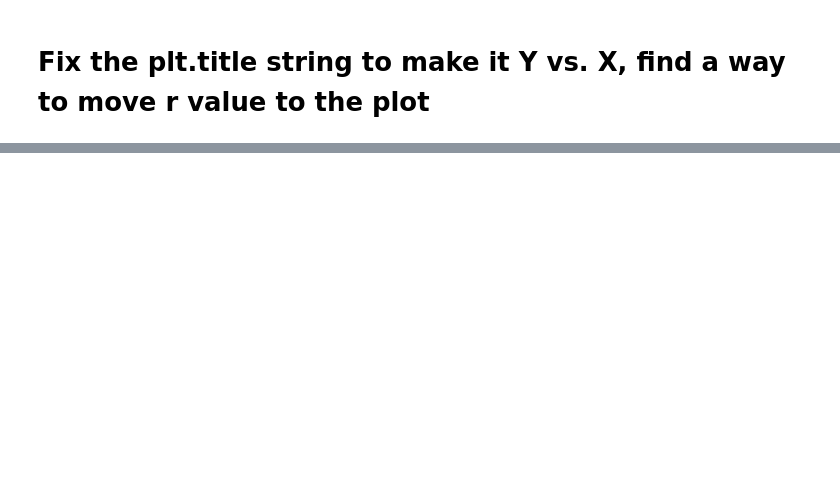
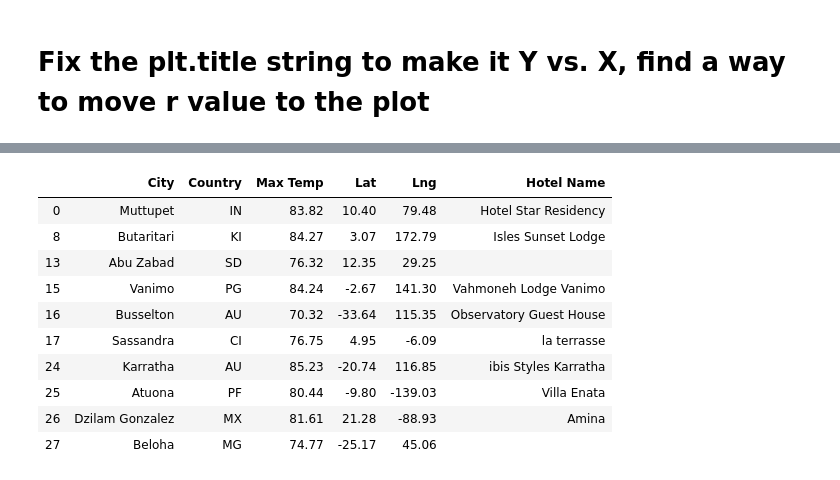
Before and after one commit to prentiss04/World_Wide_Weather_pdouglass, a Jupyter notebook: WeatherPy.ipynb, the cells around one changed output, grey strips where cells are left out. Drawn from its saved outputs; the diff is of its cells as text; code cells hidden in the pictures; blank space fills up the shorter version.

```diff
--- a/WeatherPy.ipynb
+++ b/WeatherPy.ipynb
@@ -399,0 +564,26 @@ plot_linear_regression(x_values, y_values,
+# %%
+# Set parameters to search for a hotel
+params = {"radius": 5000,
+          "type": "lodging",
+          "key": g_key}
+# %%
+# Iterate through the DataFrame
+for index, row in hotel_df.iterrows():
+    # Get the latitude and longitude
+    lat = row["Lat"]
+    lng = row["Lng"]
+
+    # Add the latitude and longitude to the params dictionary as values to the location key
+    params["location"] = f"{lat},{lng}"
+
+    # Use the search term: "lodging" and our latitude and longitude
+    base_url = "https://maps.googleapis.com/maps/api/place/nearbysearch/json"
+
+    # Make request and get the JSON data from the search
+    hotels = requests.get(base_url, params=params).json()
+
+    # Grab the first hotel from the results and store the name
+    try:
+        hotel_df.loc[index, "Hotel Name"] = hotels["results"][0]["name"]
+    except (IndexError)    :
+        print("Hotel not found... skipping")
@@ -399,0 +608,14 @@ plot_linear_regression(x_values, y_values,
+# %%
+hotel_df.head(10)
+# %% [output]
+|  | City | Country | Max Temp | Lat | Lng | Hotel Name |
+| 0 | Muttupet | IN | 83.82 | 10.40 | 79.48 | Hotel Star Residency |
+| 8 | Butaritari | KI | 84.27 | 3.07 | 172.79 | Isles Sunset Lodge |
+| 13 | Abu Zabad | SD | 76.32 | 12.35 | 29.25 |  |
+| 15 | Vanimo | PG | 84.24 | -2.67 | 141.30 | Vahmoneh Lodge Vanimo |
+| 16 | Busselton | AU | 70.32 | -33.64 | 115.35 | Observatory Guest House |
+| 17 | Sassandra | CI | 76.75 | 4.95 | -6.09 | la terrasse |
+| 24 | Karratha | AU | 85.23 | -20.74 | 116.85 | ibis Styles Karratha |
+| 25 | Atuona | PF | 80.44 | -9.80 | -139.03 | Villa Enata |
+| 26 | Dzilam Gonzalez | MX | 81.61 | 21.28 | -88.93 | Amina |
+| 27 | Beloha | MG | 74.77 | -25.17 | 45.06 |  |
```
Also changed, not shown: parts of 40 cells of this notebook, 1 other file.
